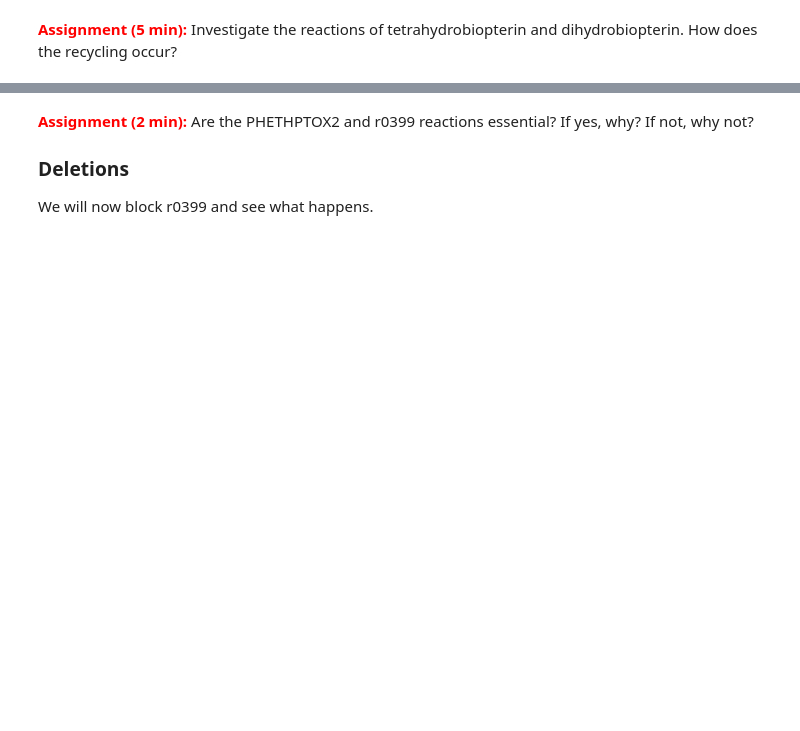
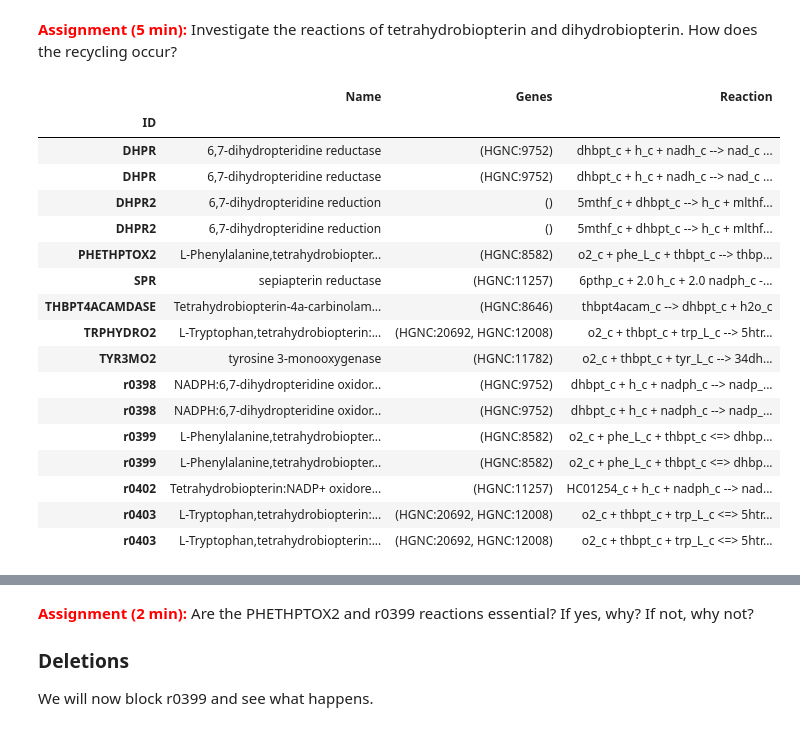
Before and after one commit to ThierryMondeel/Systems_Biology_FBA_tutorial, a Jupyter notebook: FBA_tutorials/3_Phenylketonuria_network_illustration.ipynb, the cells around one changed output, grey strips where cells are left out. Drawn from its saved outputs; the diff is of its cells as text; code cells hidden in the pictures; blank space fills up the shorter version.

```diff
--- a/FBA_tutorials/3_Phenylketonuria_network_illustration.ipynb
+++ b/FBA_tutorials/3_Phenylketonuria_network_illustration.ipynb
@@ -75,10 +102,30 @@ df
 # %%
 df = pd.DataFrame(columns=['ID','Name','Genes','Reaction',]) # empty table
 
-for i,reaction in enumerate(model.metabolites.thbpt_c.reactions):
+for i,reaction in enumerate(list(model.metabolites.thbpt_c.reactions) + list(model.metabolites.dhbpt_c.reactions)):
+
     df.loc[i] = [reaction.id, reaction.name, reaction.genes, reaction.reaction]
 
-df
+df.set_index('ID').sort_values(by='ID')
+# %% [output]
+|  | Name | Genes | Reaction |
+| ID |  |  |  |
+| DHPR | 6,7-dihydropteridine reductase | (HGNC:9752) | dhbpt_c + h_c + nadh_c --> nad_c ... |
+| DHPR | 6,7-dihydropteridine reductase | (HGNC:9752) | dhbpt_c + h_c + nadh_c --> nad_c ... |
+| DHPR2 | 6,7-dihydropteridine reduction | () | 5mthf_c + dhbpt_c --> h_c + mlthf... |
+| DHPR2 | 6,7-dihydropteridine reduction | () | 5mthf_c + dhbpt_c --> h_c + mlthf... |
+| PHETHPTOX2 | L-Phenylalanine,tetrahydrobiopter... | (HGNC:8582) | o2_c + phe_L_c + thbpt_c --> thbp... |
+| SPR | sepiapterin reductase | (HGNC:11257) | 6pthp_c + 2.0 h_c + 2.0 nadph_c -... |
+| THBPT4ACAMDASE | Tetrahydrobiopterin-4a-carbinolam... | (HGNC:8646) | thbpt4acam_c --> dhbpt_c + h2o_c |
+| TRPHYDRO2 | L-Tryptophan,tetrahydrobiopterin:... | (HGNC:20692, HGNC:12008) | o2_c + thbpt_c + trp_L_c --> 5htr... |
+| TYR3MO2 | tyrosine 3-monooxygenase | (HGNC:11782) | o2_c + thbpt_c + tyr_L_c --> 34dh... |
+| r0398 | NADPH:6,7-dihydropteridine oxidor... | (HGNC:9752) | dhbpt_c + h_c + nadph_c --> nadp_... |
+| r0398 | NADPH:6,7-dihydropteridine oxidor... | (HGNC:9752) | dhbpt_c + h_c + nadph_c --> nadp_... |
+| r0399 | L-Phenylalanine,tetrahydrobiopter... | (HGNC:8582) | o2_c + phe_L_c + thbpt_c <=> dhbp... |
+| r0399 | L-Phenylalanine,tetrahydrobiopter... | (HGNC:8582) | o2_c + phe_L_c + thbpt_c <=> dhbp... |
+| r0402 | Tetrahydrobiopterin:NADP+ oxidore... | (HGNC:11257) | HC01254_c + h_c + nadph_c --> nad... |
+| r0403 | L-Tryptophan,tetrahydrobiopterin:... | (HGNC:20692, HGNC:12008) | o2_c + thbpt_c + trp_L_c <=> 5htr... |
+| r0403 | L-Tryptophan,tetrahydrobiopterin:... | (HGNC:20692, HGNC:12008) | o2_c + thbpt_c + trp_L_c <=> 5htr... |
 # %% [markdown]
 ### A simple representation of the core network surrounding PAH mutation that leads to PKU
 
```
Also changed, not shown: parts of 19 cells of this notebook, 2 other files.
